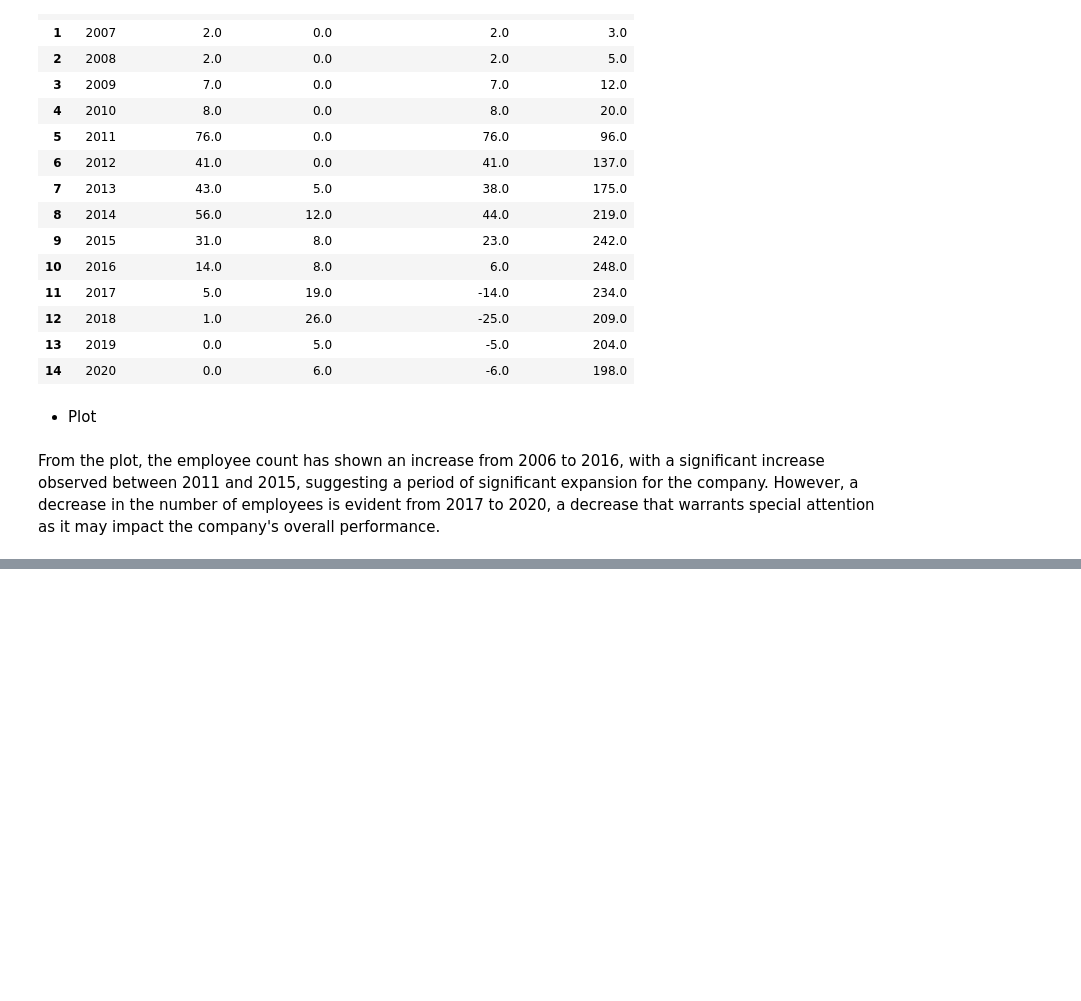
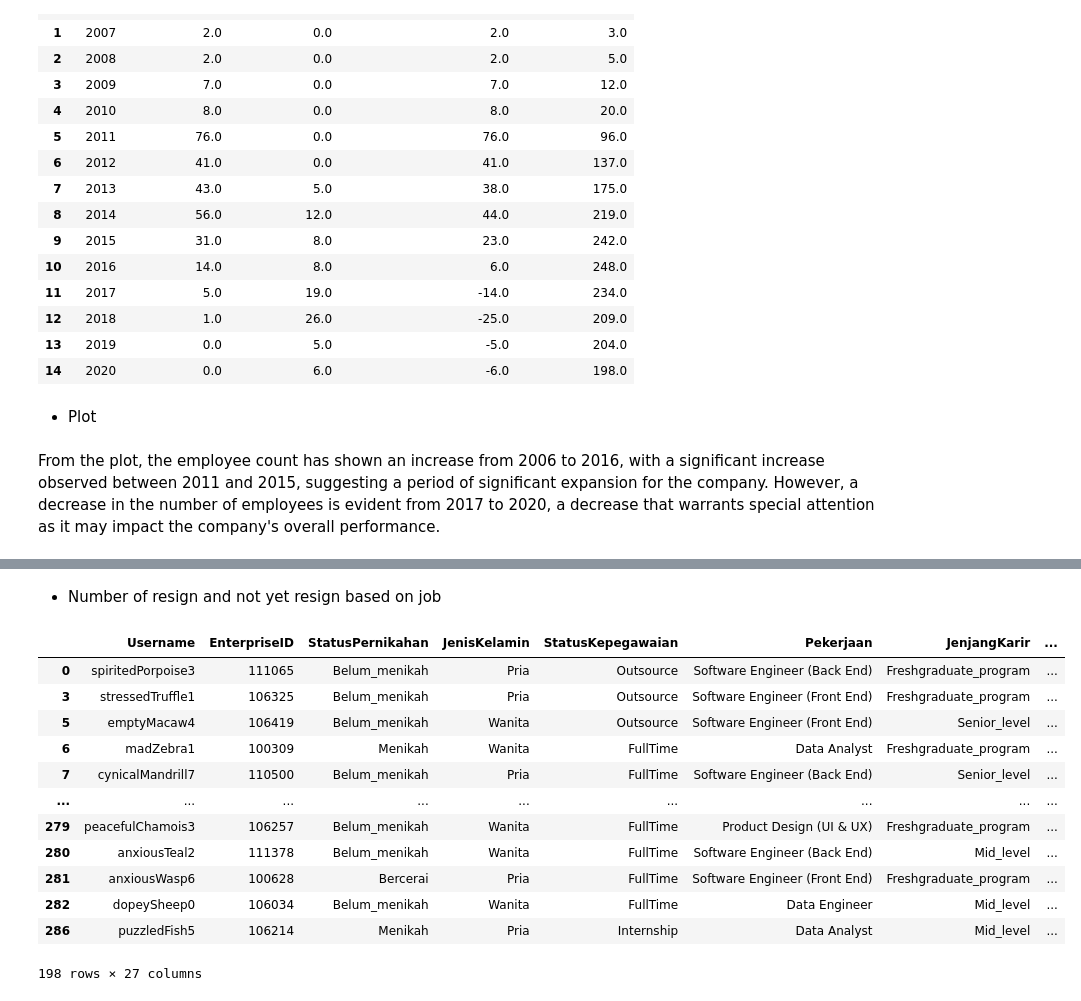
Before and after one commit to kevinusmayadhyw/Improving-Employee-Retention-By-Predicting-Employee-Attrition-Using-Machine-Learning, a Jupyter notebook: Code - Improving Employee Retention By Predicting Employee Attrition Using Machine Learning.ipynb, the cells around one changed output, grey strips where cells are left out. Saved outputs shown, nothing was run; the diff lists cells and outputs as text; code cells hidden in the pictures; blank space fills up the shorter version.

```diff
--- a/Code - Improving Employee Retention By Predicting Employee Attrition Using Machine Learning.ipynb
+++ b/Code - Improving Employee Retention By Predicting Employee Attrition Using Machine Learning.ipynb
@@ -338,0 +344,18 @@ From the plot, the employee count has shown an increase from 2006 to 2016, with
+# %% [markdown]
+- Number of resign and not yet resign based on job
+# %%
+df[df['Tahun_Resign'].isnull()]
+# %% [output]
+|  | Username | EnterpriseID | StatusPernikahan | JenisKelamin | StatusKepegawaian | Pekerjaan | JenjangKarir | ... |
+| 0 | spiritedPorpoise3 | 111065 | Belum_menikah | Pria | Outsource | Software Engineer (Back End) | Freshgraduate_program | ... |
+| 3 | stressedTruffle1 | 106325 | Belum_menikah | Pria | Outsource | Software Engineer (Front End) | Freshgraduate_program | ... |
+| 5 | emptyMacaw4 | 106419 | Belum_menikah | Wanita | Outsource | Software Engineer (Front End) | Senior_level | ... |
+| 6 | madZebra1 | 100309 | Menikah | Wanita | FullTime | Data Analyst | Freshgraduate_program | ... |
+| 7 | cynicalMandrill7 | 110500 | Belum_menikah | Pria | FullTime | Software Engineer (Back End) | Senior_level | ... |
+| ... | ... | ... | ... | ... | ... | ... | ... | ... |
+| 279 | peacefulChamois3 | 106257 | Belum_menikah | Wanita | FullTime | Product Design (UI & UX) | Freshgraduate_program | ... |
+| 280 | anxiousTeal2 | 111378 | Belum_menikah | Wanita | FullTime | Software Engineer (Back End) | Mid_level | ... |
+| 281 | anxiousWasp6 | 100628 | Bercerai | Pria | FullTime | Software Engineer (Front End) | Freshgraduate_program | ... |
+| 282 | dopeySheep0 | 106034 | Belum_menikah | Wanita | FullTime | Data Engineer | Mid_level | ... |
+| 286 | puzzledFish5 | 106214 | Menikah | Pria | Internship | Data Analyst | Mid_level | ... |
+198 rows × 27 columns
```
Also changed, not shown: parts of 17 cells of this notebook.
